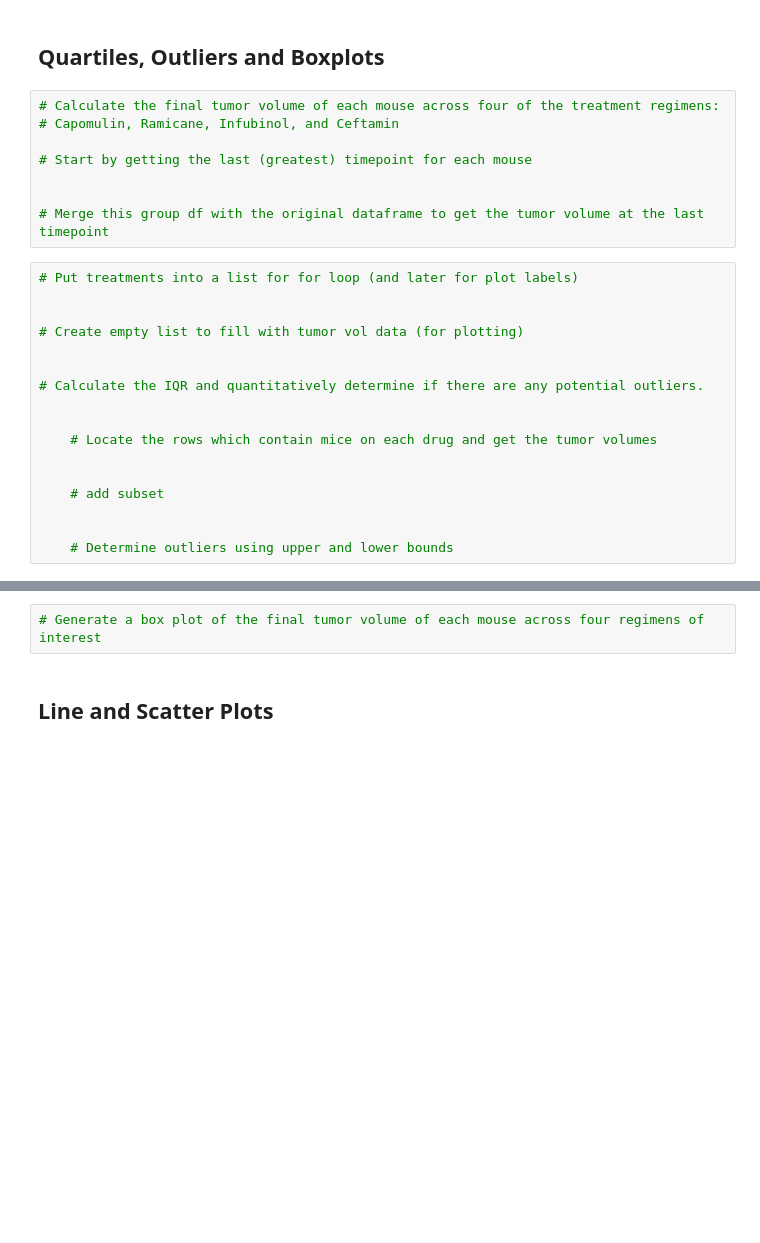
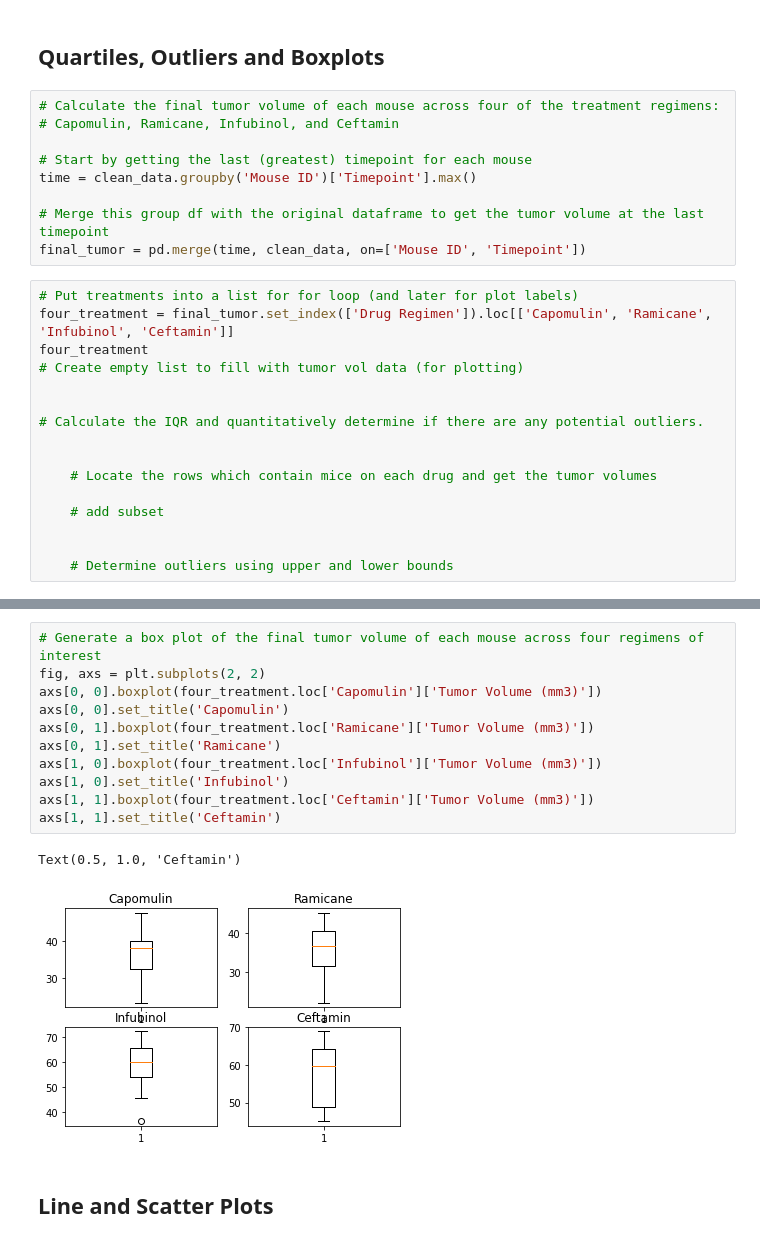
Before and after one commit to pkorat/matplotlib-challenge, a Jupyter notebook: pymaceuticals_starter.ipynb, the cells around one changed output, grey strips where cells are left out. Saved outputs shown, nothing was run; the diff lists cells and outputs as text; blank space fills up the shorter version.

Commit message:
finished up to quartiles, outliers and boxplots git push git push git status

```diff
--- a/pymaceuticals_starter.ipynb
+++ b/pymaceuticals_starter.ipynb
@@ -166,13 +170,14 @@ Text(0.5, 1.0, 'Sex Distribution')
 # Capomulin, Ramicane, Infubinol, and Ceftamin
 
 # Start by getting the last (greatest) timepoint for each mouse
-
+time = clean_data.groupby('Mouse ID')['Timepoint'].max()
 
 # Merge this group df with the original dataframe to get the tumor volume at the last timepoint
+final_tumor = pd.merge(time, clean_data, on=['Mouse ID', 'Timepoint'])
 # %%
 # Put treatments into a list for for loop (and later for plot labels)
-
-
+four_treatment = final_tumor.set_index(['Drug Regimen']).loc[['Capomulin', 'Ramicane', 'Infubinol', 'Ceftamin']]
+four_treatment
 # Create empty list to fill with tumor vol data (for plotting)
 
 
@@ -181,7 +186,6 @@ Text(0.5, 1.0, 'Sex Distribution')
 
     # Locate the rows which contain mice on each drug and get the tumor volumes
 
-
     # add subset
 
 
@@ -189,5 +208,17 @@ Text(0.5, 1.0, 'Sex Distribution')
-# %%
-# Generate a box plot of the final tumor volume of each mouse across four regimens of interest
+# %%
+# Generate a box plot of the final tumor volume of each mouse across four regimens of interest
+fig, axs = plt.subplots(2, 2)
+axs[0, 0].boxplot(four_treatment.loc['Capomulin']['Tumor Volume (mm3)'])
+axs[0, 0].set_title('Capomulin')
+axs[0, 1].boxplot(four_treatment.loc['Ramicane']['Tumor Volume (mm3)'])
+axs[0, 1].set_title('Ramicane')
+axs[1, 0].boxplot(four_treatment.loc['Infubinol']['Tumor Volume (mm3)'])
+axs[1, 0].set_title('Infubinol')
+axs[1, 1].boxplot(four_treatment.loc['Ceftamin']['Tumor Volume (mm3)'])
+axs[1, 1].set_title('Ceftamin')
+# %% [output]
+Text(0.5, 1.0, 'Ceftamin')
+[figure, added]
 # %% [markdown]
 ## Line and Scatter Plots
 # %%
```
Also changed, not shown: parts of 2 cells of this notebook.
